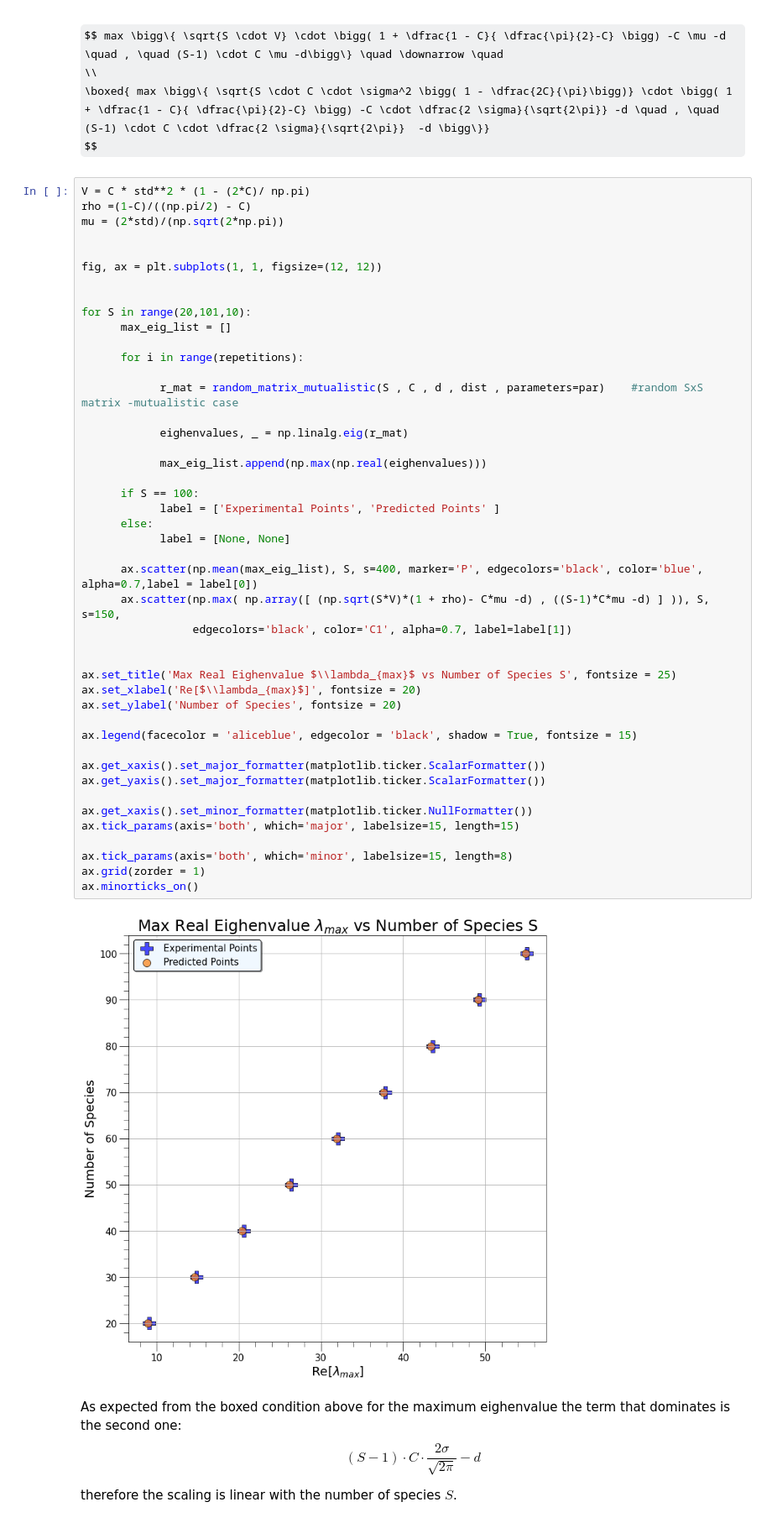
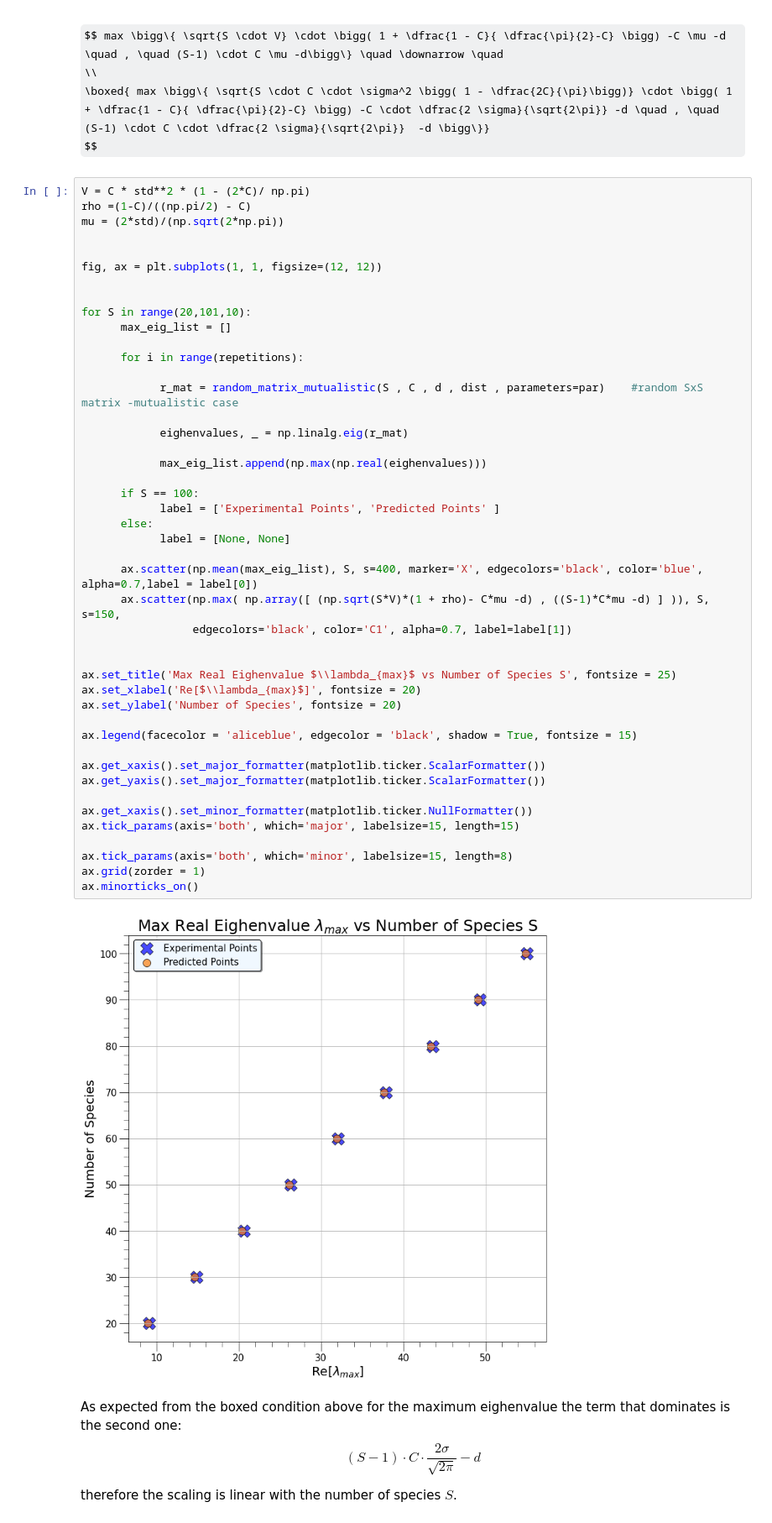
Before and after one commit to AndreaLazzari/PhysicalModelsOfLivingSystems, a Jupyter notebook: Week4/Homework_Week4_Lazzari.ipynb, the cells around one changed output. Shown at 84% size. Saved outputs shown, nothing was run; the diff lists cells and outputs as text; some formulas as TeX source.

```diff
--- a/Week4/Homework_Week4_Lazzari.ipynb
+++ b/Week4/Homework_Week4_Lazzari.ipynb
@@ -305,35 +318,35 @@ for S in range(20,101,10):
 
             eighenvalues, _ = np.linalg.eig(r_mat)
 
             max_eig_list.append(np.max(np.real(eighenvalues)))
 
       if S == 100:
             label = ['Experimental Points', 'Predicted Points' ]
       else:
             label = [None, None]
 
-      ax.scatter(np.mean(max_eig_list), S, s=400, marker='P', edgecolors='black', color='blue', alpha=0.7,label = label[0])
+      ax.scatter(np.mean(max_eig_list), S, s=400, marker='X', edgecolors='black', color='blue', alpha=0.7,label = label[0])
       ax.scatter(np.max( np.array([ (np.sqrt(S*V)*(1 + rho)- C*mu -d) , ((S-1)*C*mu -d) ] )), S, s=150,
                  edgecolors='black', color='C1', alpha=0.7, label=label[1])
 
 
 ax.set_title('Max Real Eighenvalue $\\lambda_{max}$ vs Number of Species S', fontsize = 25)
 ax.set_xlabel('Re[$\\lambda_{max}$]', fontsize = 20)
 ax.set_ylabel('Number of Species', fontsize = 20)
 
 ax.legend(facecolor = 'aliceblue', edgecolor = 'black', shadow = True, fontsize = 15)
 
 ax.get_xaxis().set_major_formatter(matplotlib.ticker.ScalarFormatter())
 ax.get_yaxis().set_major_formatter(matplotlib.ticker.ScalarFormatter())
 
 ax.get_xaxis().set_minor_formatter(matplotlib.ticker.NullFormatter())
 ax.tick_params(axis='both', which='major', labelsize=15, length=15)
 
 ax.tick_params(axis='both', which='minor', labelsize=15, length=8)
 ax.grid(zorder = 1)
 ax.minorticks_on()
 # %% [output]
-[figure, old version]
+[figure, new version]
 # %% [markdown]
 As expected from the boxed condition above for the maximum eighenvalue the term that dominates is the second one:
 $$ (S-1) \cdot C \cdot \dfrac{2 \sigma}{\sqrt{2\pi}}  -d $$
```
Also changed, not shown: parts of 26 cells of this notebook.
